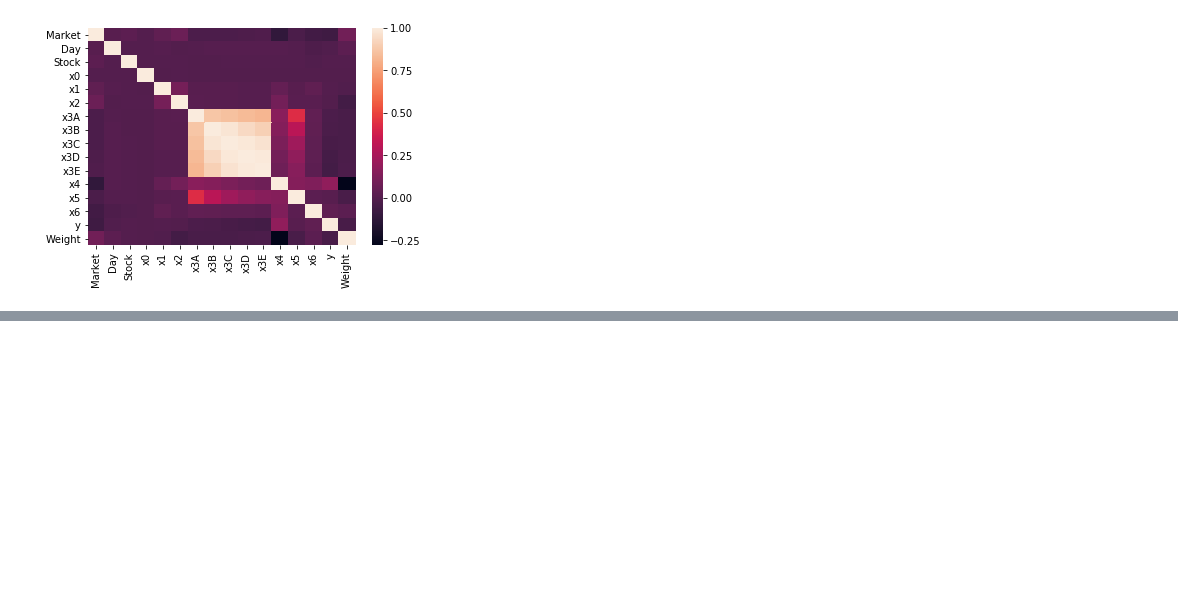
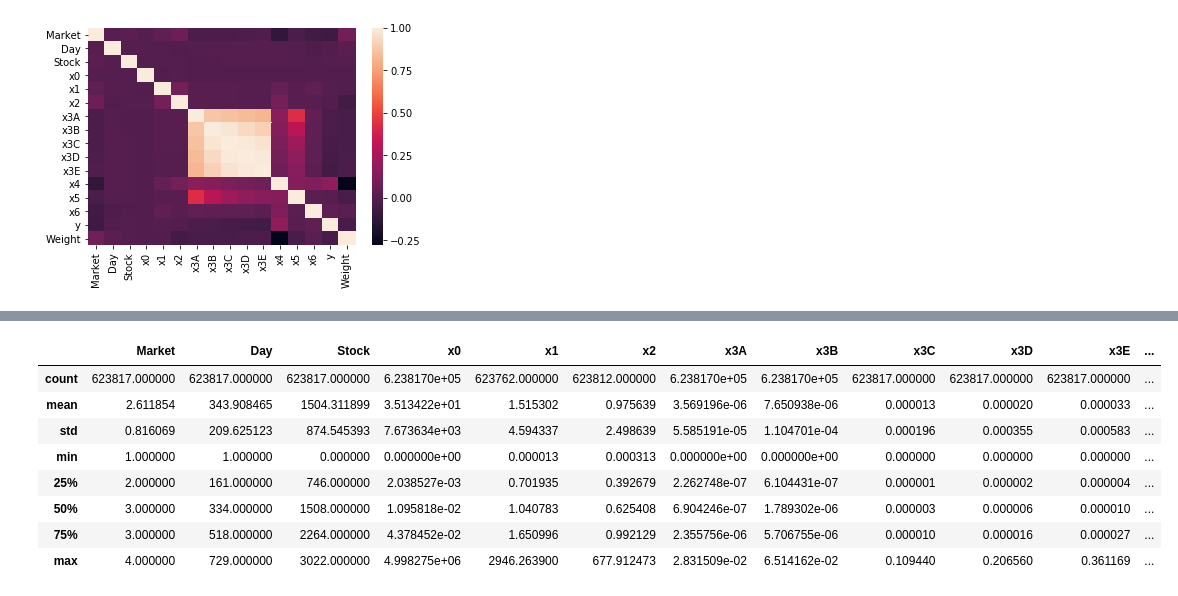
Before and after one commit to jinnerbichler/g-research-challenge, a Jupyter notebook: analysis.ipynb, the cells around one changed output, grey strips where cells are left out. Cells and saved outputs as stored; diff of their text form; code cells hidden in the pictures; blank space fills up the shorter version.

```diff
--- a/analysis.ipynb
+++ b/analysis.ipynb
@@ -46,0 +49,12 @@ plt.show()
+# %%
+training_data.describe()
+# %% [output]
+|  | Market | Day | Stock | x0 | x1 | x2 | x3A | x3B | x3C | x3D | x3E | ... |
+| count | 623817.000000 | 623817.000000 | 623817.000000 | 6.238170e+05 | 623762.000000 | 623812.000000 | 6.238170e+05 | 6.238170e+05 | 623817.000000 | 623817.000000 | 623817.000000 | ... |
+| mean | 2.611854 | 343.908465 | 1504.311899 | 3.513422e+01 | 1.515302 | 0.975639 | 3.569196e-06 | 7.650938e-06 | 0.000013 | 0.000020 | 0.000033 | ... |
+| std | 0.816069 | 209.625123 | 874.545393 | 7.673634e+03 | 4.594337 | 2.498639 | 5.585191e-05 | 1.104701e-04 | 0.000196 | 0.000355 | 0.000583 | ... |
+| min | 1.000000 | 1.000000 | 0.000000 | 0.000000e+00 | 0.000013 | 0.000313 | 0.000000e+00 | 0.000000e+00 | 0.000000 | 0.000000 | 0.000000 | ... |
+| 25% | 2.000000 | 161.000000 | 746.000000 | 2.038527e-03 | 0.701935 | 0.392679 | 2.262748e-07 | 6.104431e-07 | 0.000001 | 0.000002 | 0.000004 | ... |
+| 50% | 3.000000 | 334.000000 | 1508.000000 | 1.095818e-02 | 1.040783 | 0.625408 | 6.904246e-07 | 1.789302e-06 | 0.000003 | 0.000006 | 0.000010 | ... |
+| 75% | 3.000000 | 518.000000 | 2264.000000 | 4.378452e-02 | 1.650996 | 0.992129 | 2.355756e-06 | 5.706755e-06 | 0.000010 | 0.000016 | 0.000027 | ... |
+| max | 4.000000 | 729.000000 | 3022.000000 | 4.998275e+06 | 2946.263900 | 677.912473 | 2.831509e-02 | 6.514162e-02 | 0.109440 | 0.206560 | 0.361169 | ... |
```
Also changed, not shown: parts of 3 cells of this notebook, 4 other files.
